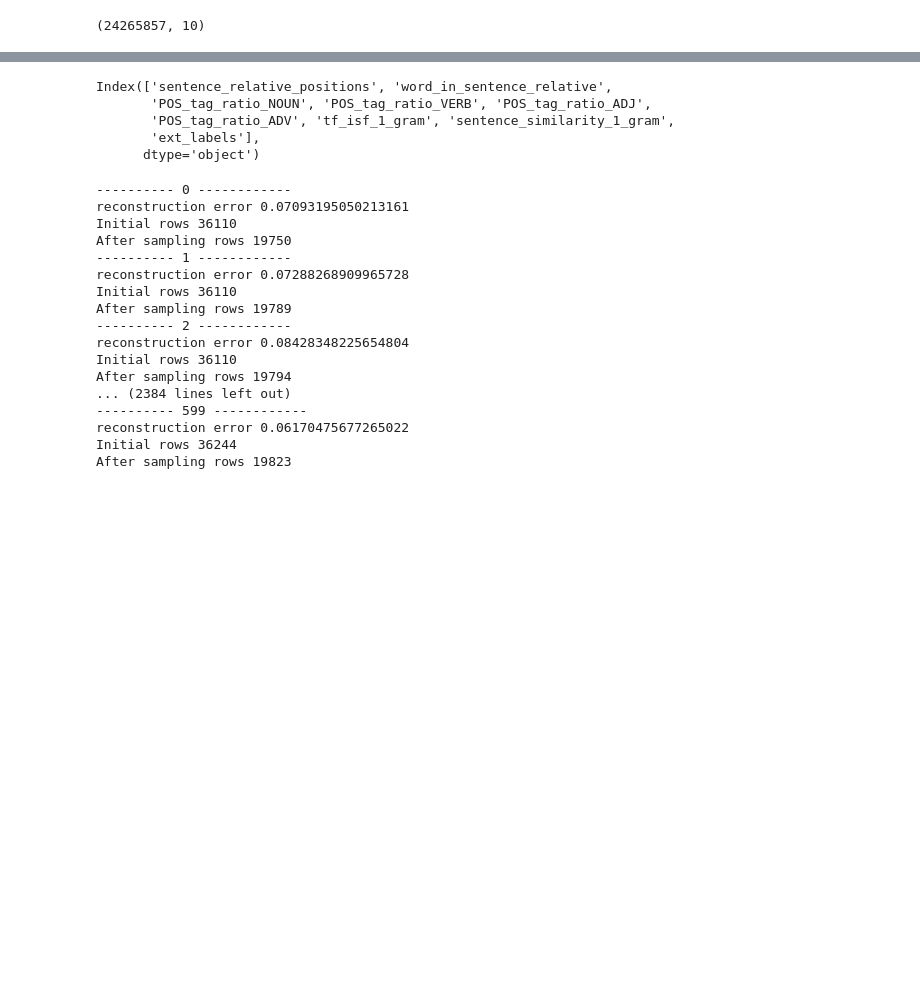
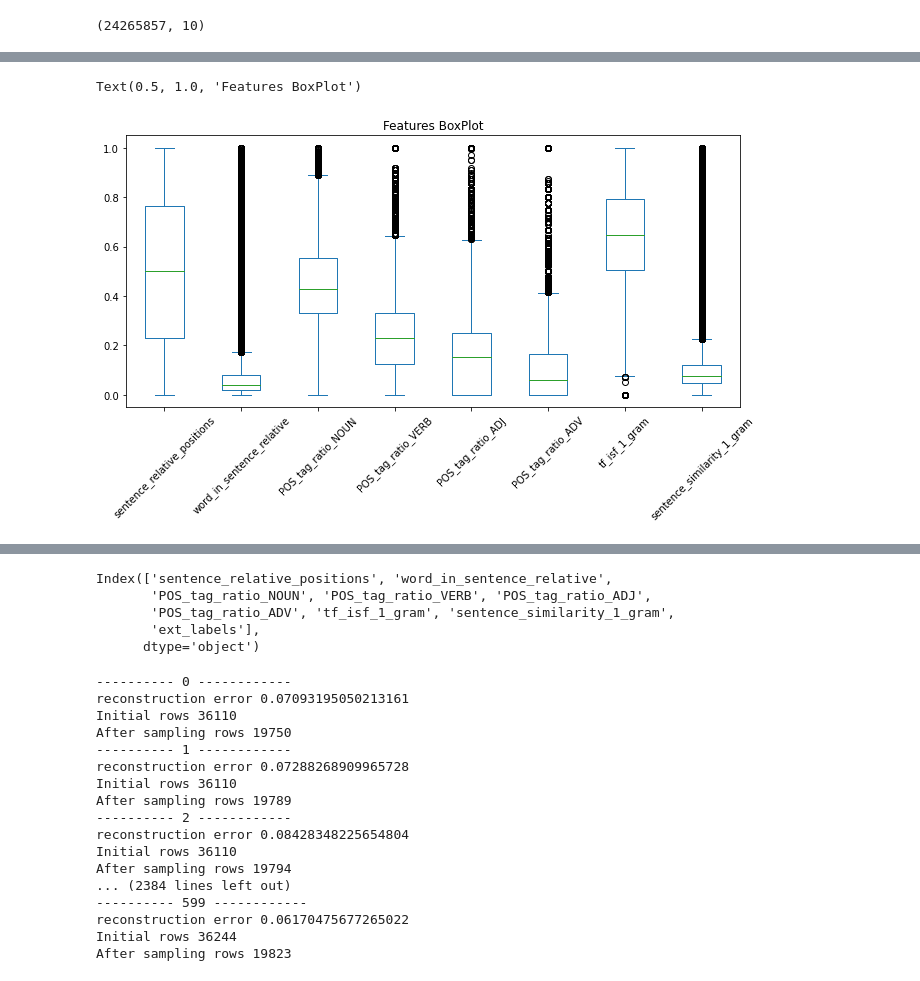
Before and after one commit to giocoal/reddit-tldr-summarizer-and-topic-modeling, a Jupyter notebook: featureMatrixUndersampling.ipynb, the cells around one changed output, grey strips where cells are left out. Saved outputs shown, nothing was run; the diff lists cells and outputs as text; code cells hidden in the pictures; blank space fills up the shorter version.

```diff
--- a/featureMatrixUndersampling.ipynb
+++ b/featureMatrixUndersampling.ipynb
@@ -21,0 +41,3 @@ trainAndVal.shape
+# %%
+features = trainAndVal.columns.delete([0,-1])
+features
@@ -21,0 +61,6 @@ trainAndVal.shape
+# %%
+trainAndVal[features].plot.box(figsize=(11,5), rot=45)
+plt.title('Features BoxPlot')
+# %% [output]
+Text(0.5, 1.0, 'Features BoxPlot')
+[figure, added]
```
Also changed, not shown: parts of 17 cells of this notebook.
